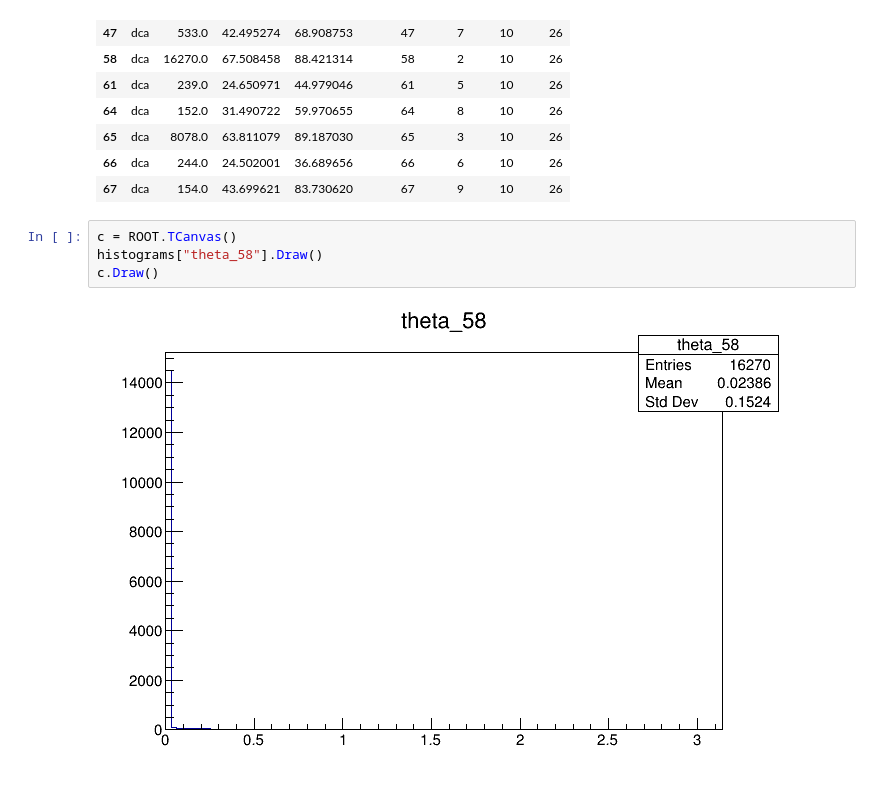
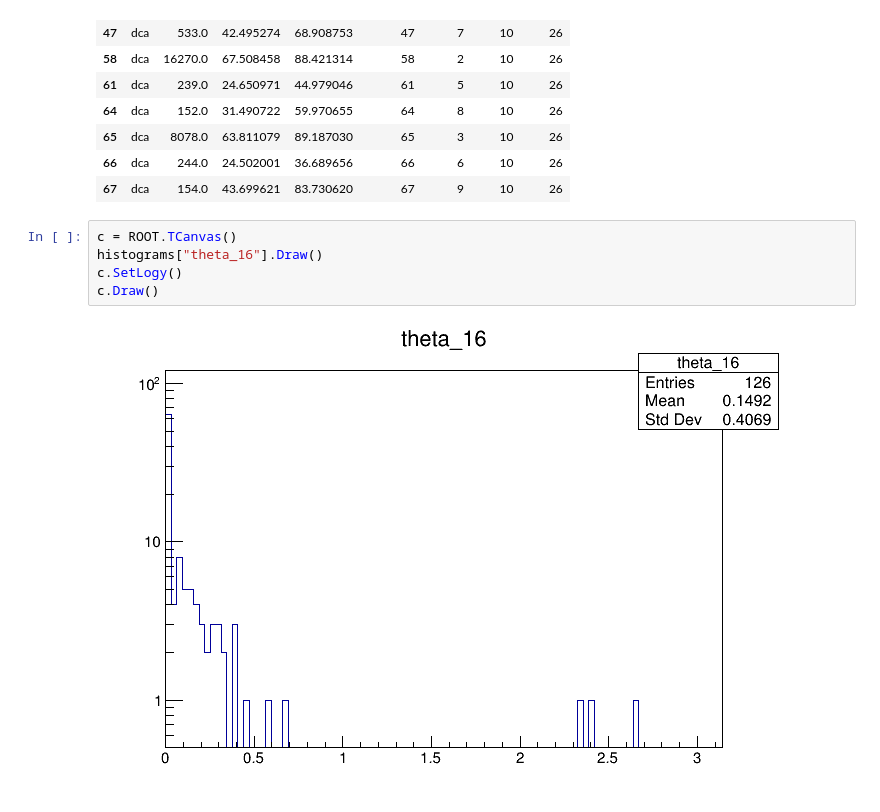
Before and after one commit to CarstenHensel/CAStripTools, a Jupyter notebook: ThetaDCA_Analyzer.ipynb, the cells around one changed output. Drawn from its saved outputs; the diff is of its cells as text.

```diff
--- a/ThetaDCA_Analyzer.ipynb
+++ b/ThetaDCA_Analyzer.ipynb
@@ -172,7 +166,8 @@ df[hasStrip & (df["entries"] > 30) & (df["cut"] == "dca")]
 | 67 | dca | 154.0 | 43.699621 | 83.730620 | 67 | 9 | 10 | 26 |
 # %%
 c = ROOT.TCanvas()
-histograms["theta_58"].Draw()
+histograms["theta_16"].Draw()
+c.SetLogy()
 c.Draw()
 # %% [output]
-[figure, old version]
+[figure, new version]
```
Also changed, not shown: parts of 5 cells of this notebook.
